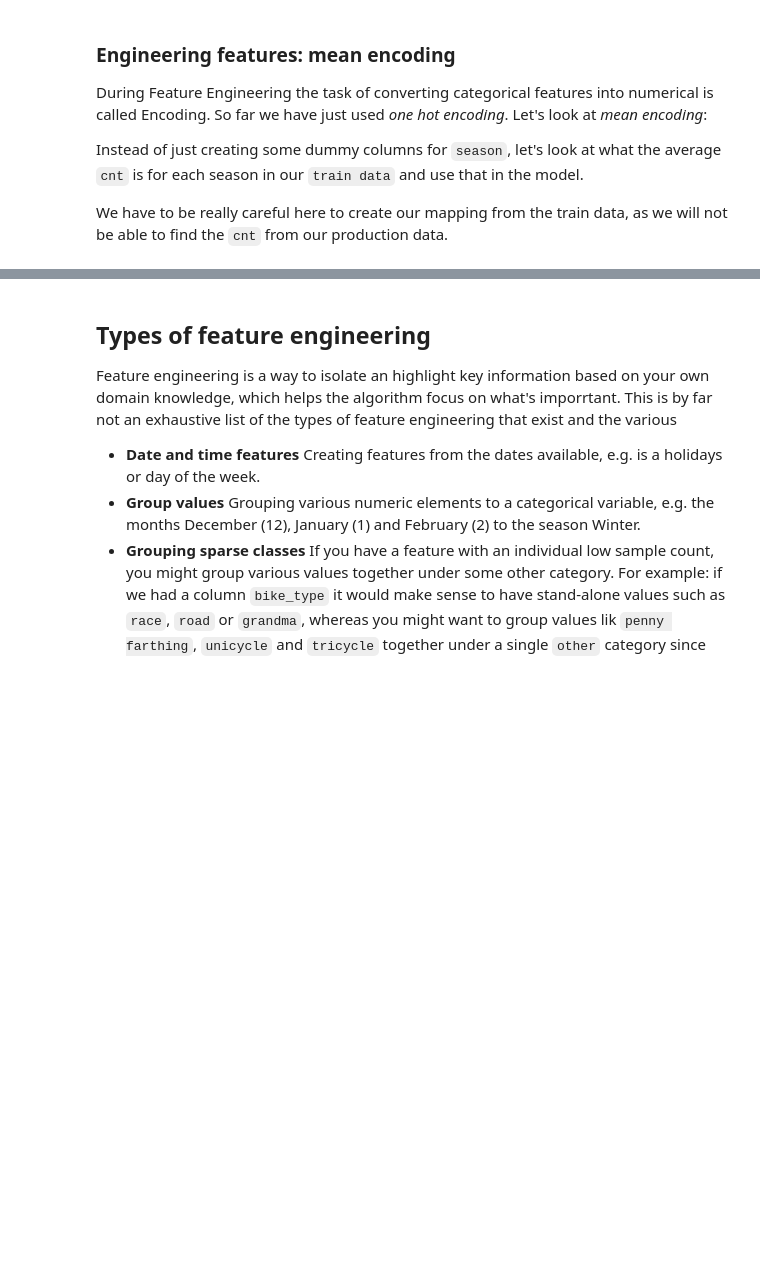
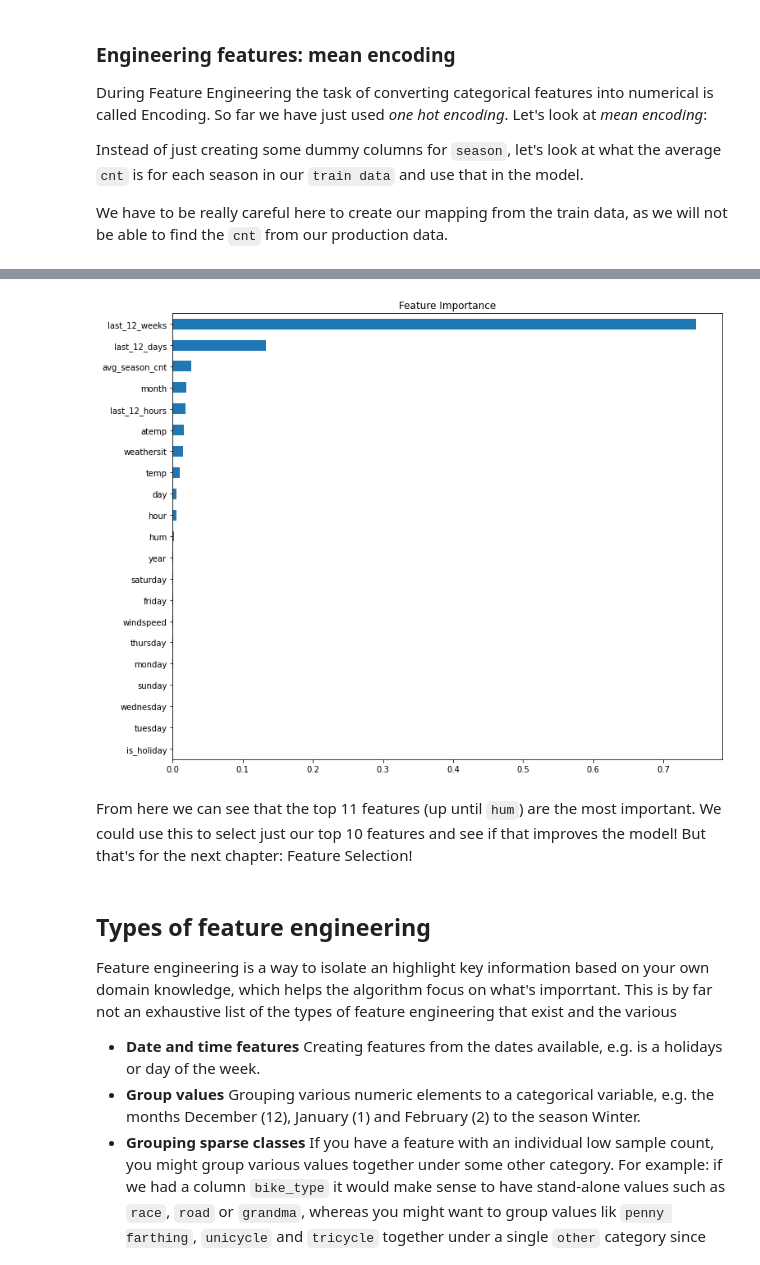
Before and after one commit to godatadriven/taster-sessions, a Jupyter notebook: 01-feature-engineering.ipynb, the cells around one changed output, grey strips where cells are left out. Cells and saved outputs as stored; diff of their text form; code cells hidden in the pictures; blank space fills up the shorter version.

```diff
--- a/01-feature-engineering.ipynb
+++ b/01-feature-engineering.ipynb
@@ -152,6 +177,6 @@ def train_model(X, y, model, rand_state=1, onehotcolumns=None, target_feature='c
 # %% [markdown]
 All our steps are defined! Time to initlialise our models, process our data and train the models.
 # %%
-forest_model = RandomForestRegressor(max_depth=5, random_state=1)
+forest_model = RandomForestRegressor(max_depth=6, random_state=1)
 linear_model = LinearRegression()
 # %% [markdown]
@@ -301,6 +356,7 @@ def get_mean_of_previous(df, col_nam, timedelta, grouper=None,
     return (
         df
         .assign(**{col_nam: (lambda df: df
+                                   .sort_index()
                                    .assign(NoGroup=1)
                                    .groupby(grouper)
                                    .rolling(timedelta, closed='left')
@@ -354,18 +431,18 @@ def get_mean_encodings(df, rand_state=1, grouper='season', columns = ('cnt',)):
 
     mapping = (X_train.join(y_train)
                .groupby(grouper)
-               .agg(**{f'avg_{col}': pd.NamedAgg(col, 'mean') for col in columns})
+               .agg(**{f'avg_{grouper}_{col}': pd.NamedAgg(col, 'mean') for col in columns})
               )
 
     return pd.merge(df, mapping,
                     left_on=grouper,
                     right_on=mapping.index,
-                    right_index=True)
+                    right_index=True).drop(grouper, axis=1)
 # %%
 bikes_encodings = bikes_inferred.pipe(get_mean_encodings)
 # %%
 # get X and y
-X, y = get_Xy(bikes_encodings, onehotencoding = ['weekday', 'season'])
+X, y = get_Xy(bikes_encodings, onehotencoding = ['weekday'])
 
 # train models
 lm = train_model(X, y, linear_model)
@@ -384,3 +477,15 @@ We haven't improved on our model, so we can see that this new feature doesn't ad
+# %%
+(
+    pd.Series(rf.named_steps['model'].feature_importances_,
+              X.columns)
+    .sort_values()
+
+    .plot(kind='barh', figsize=(12,10), title='Feature Importance')
+);
+# %% [output]
+[figure, added]
+# %% [markdown]
+From here we can see that the top 11 features (up until `hum`) are the most important. We could use this to select just our top 10 features and see if that improves the model! But that's for the next chapter: Feature Selection!
 # %% [markdown]
 <a id='types'></a>
 
```
Also changed, not shown: parts of 32 cells of this notebook, 3 other files.
